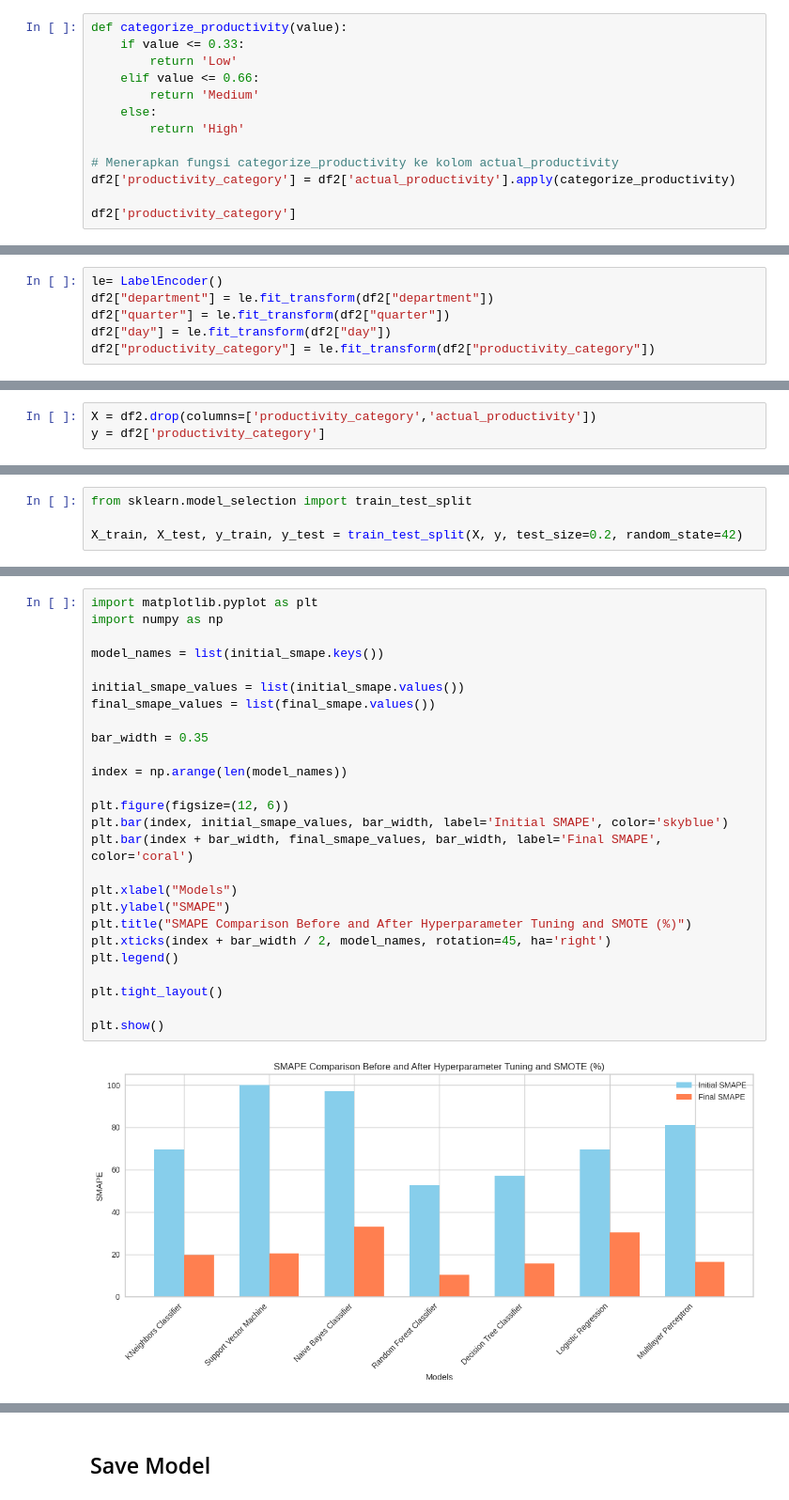
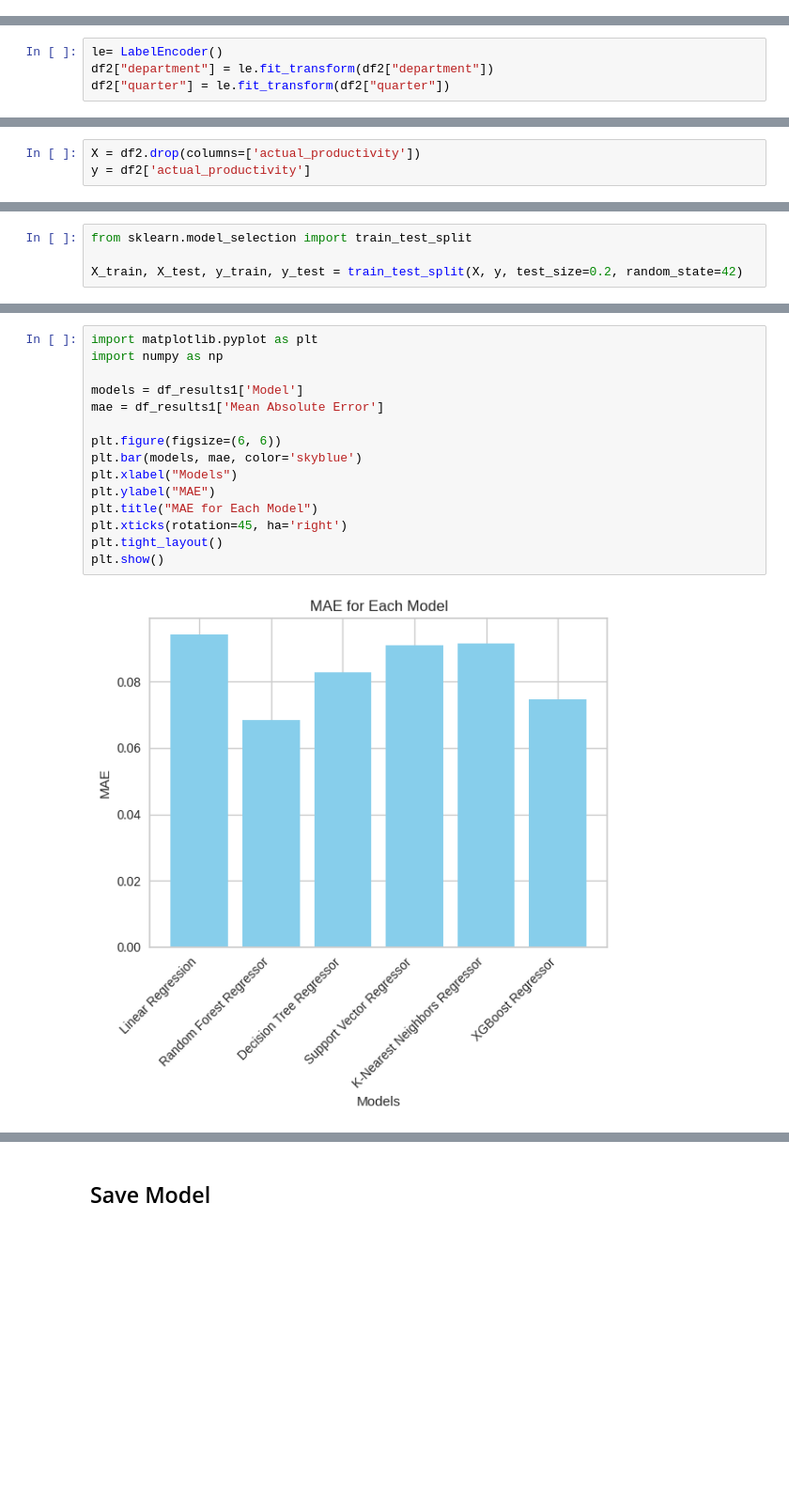
Before and after one commit to ryannovianno9/Garment-Productivity-Classification, a Jupyter notebook: main.ipynb, the cells around one changed output, grey strips where cells are left out. Shown at 94% size. Cells and saved outputs as stored; diff of their text form; blank space fills up the shorter version.

```diff
--- a/main.ipynb
+++ b/main.ipynb
@@ -367,13 +393,0 @@ df2.drop(columns=['date','wip'], inplace=True)
-# %%
-def categorize_productivity(value):
-    if value <= 0.33:
-        return 'Low'
-    elif value <= 0.66:
-        return 'Medium'
-    else:
-        return 'High'
-
-# Menerapkan fungsi categorize_productivity ke kolom actual_productivity
-df2['productivity_category'] = df2['actual_productivity'].apply(categorize_productivity)
-
-df2['productivity_category']
@@ -396,5 +395,3 @@ dtype: object
 le= LabelEncoder()
 df2["department"] = le.fit_transform(df2["department"])
 df2["quarter"] = le.fit_transform(df2["quarter"])
-df2["day"] = le.fit_transform(df2["day"])
-df2["productivity_category"] = le.fit_transform(df2["productivity_category"])
@@ -419,6 +407,6 @@ df2.head()
 # %%
-X = df2.drop(columns=['productivity_category','actual_productivity'])
-y = df2['productivity_category']
+X = df2.drop(columns=['actual_productivity'])
+y = df2['actual_productivity']
 # %%
 from feature_engine.outliers import Winsorizer
 
@@ -1510,28 +662,17 @@ plt.show()
 # %%
 import matplotlib.pyplot as plt
 import numpy as np
 
-model_names = list(initial_smape.keys())
+models = df_results1['Model']
+mae = df_results1['Mean Absolute Error']
 
-initial_smape_values = list(initial_smape.values())
-final_smape_values = list(final_smape.values())
-
-bar_width = 0.35
-
-index = np.arange(len(model_names))
-
-plt.figure(figsize=(12, 6))
-plt.bar(index, initial_smape_values, bar_width, label='Initial SMAPE', color='skyblue')
-plt.bar(index + bar_width, final_smape_values, bar_width, label='Final SMAPE', color='coral')
-
+plt.figure(figsize=(6, 6))
+plt.bar(models, mae, color='skyblue')
 plt.xlabel("Models")
-plt.ylabel("SMAPE")
-plt.title("SMAPE Comparison Before and After Hyperparameter Tuning and SMOTE (%)")
-plt.xticks(index + bar_width / 2, model_names, rotation=45, ha='right')
-plt.legend()
-
+plt.ylabel("MAE")
+plt.title("MAE for Each Model")
+plt.xticks(rotation=45, ha='right')
 plt.tight_layout()
-
 plt.show()
 # %% [output]
-[figure, old version]
+[figure, new version]
```
Also changed, not shown: parts of 38 cells of this notebook.
